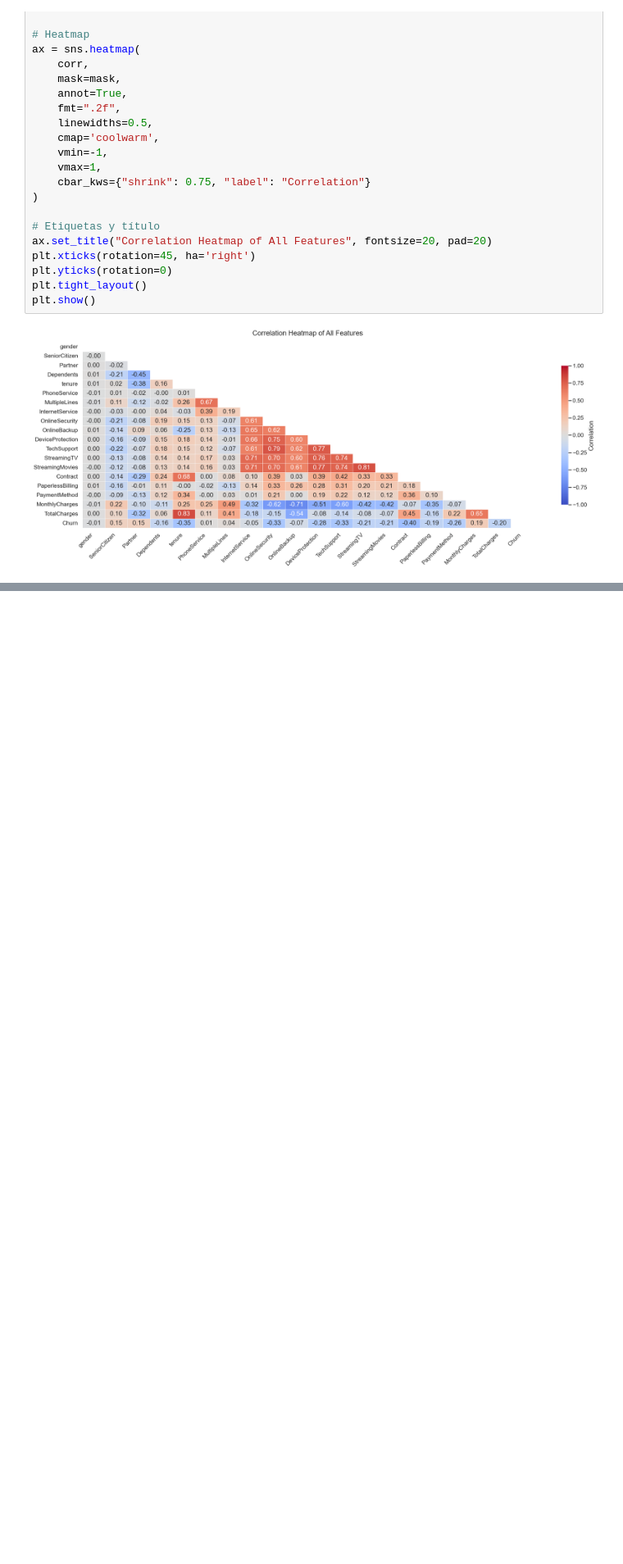
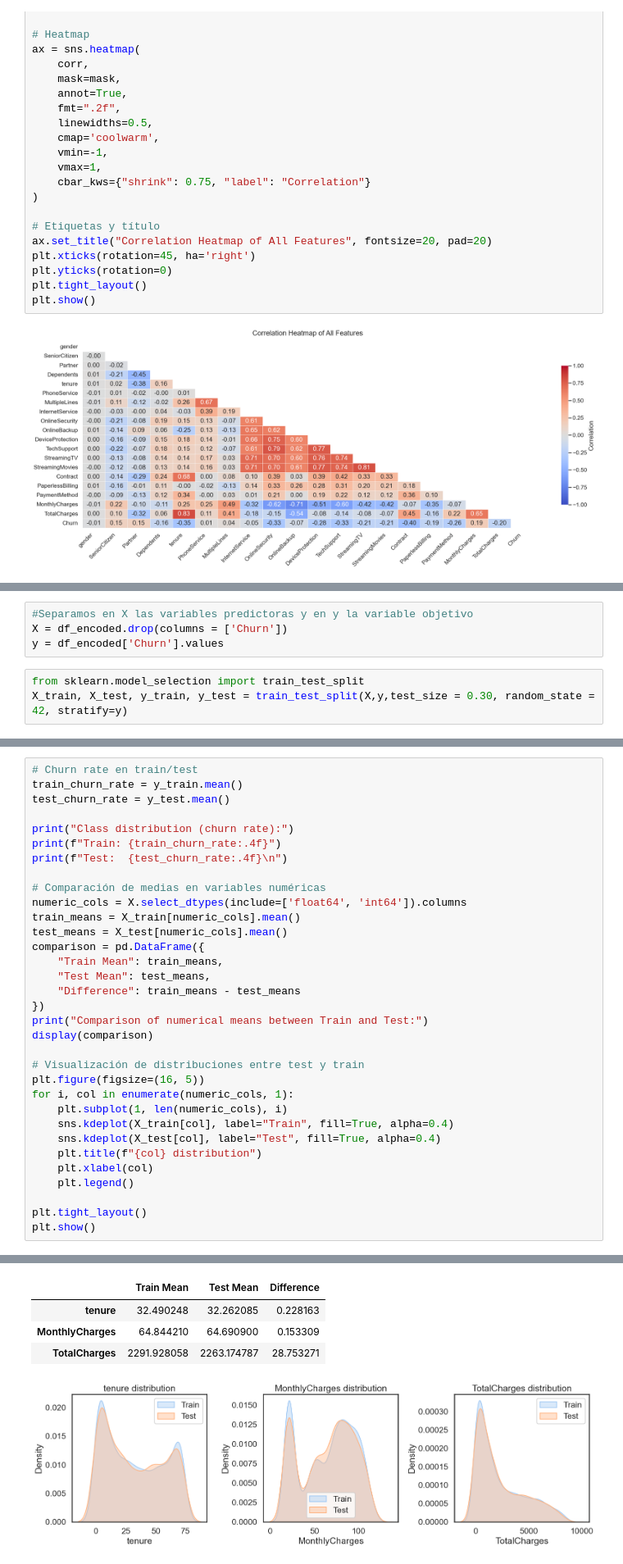
Before and after one commit to MVasquez95/Churn-Prediction, a Jupyter notebook: notebook.ipynb, the cells around one changed output, grey strips where cells are left out. Shown at 82% size. Drawn from its saved outputs; the diff is of its cells as text; blank space fills up the shorter version.

```diff
--- a/notebook.ipynb
+++ b/notebook.ipynb
@@ -1380,0 +1418,7 @@ for col in columns_to_analyze:
+# %%
+#Separamos en X las variables predictoras y en y la variable objetivo
+X = df_encoded.drop(columns = ['Churn'])
+y = df_encoded['Churn'].values
+# %%
+from sklearn.model_selection import train_test_split
+X_train, X_test, y_train, y_test = train_test_split(X,y,test_size = 0.30, random_state = 42, stratify=y)
@@ -1380,0 +1428,34 @@ for col in columns_to_analyze:
+# %%
+# Churn rate en train/test
+train_churn_rate = y_train.mean()
+test_churn_rate = y_test.mean()
+
+print("Class distribution (churn rate):")
+print(f"Train: {train_churn_rate:.4f}")
+print(f"Test:  {test_churn_rate:.4f}\n")
+
+# Comparación de medias en variables numéricas
+numeric_cols = X.select_dtypes(include=['float64', 'int64']).columns
+train_means = X_train[numeric_cols].mean()
+test_means = X_test[numeric_cols].mean()
+comparison = pd.DataFrame({
+    "Train Mean": train_means,
+    "Test Mean": test_means,
+    "Difference": train_means - test_means
+})
+print("Comparison of numerical means between Train and Test:")
+display(comparison)
+
+# Visualización de distribuciones entre test y train
+plt.figure(figsize=(16, 5))
+for i, col in enumerate(numeric_cols, 1):
+    plt.subplot(1, len(numeric_cols), i)
+    sns.kdeplot(X_train[col], label="Train", fill=True, alpha=0.4)
+    sns.kdeplot(X_test[col], label="Test", fill=True, alpha=0.4)
+    plt.title(f"{col} distribution")
+    plt.xlabel(col)
+    plt.legend()
+
+plt.tight_layout()
+plt.show()
+# %% [output]
@@ -1380,0 +1467,5 @@ for col in columns_to_analyze:
+|  | Train Mean | Test Mean | Difference |
+| tenure | 32.490248 | 32.262085 | 0.228163 |
+| MonthlyCharges | 64.844210 | 64.690900 | 0.153309 |
+| TotalCharges | 2291.928058 | 2263.174787 | 28.753271 |
+[figure, added]
```
Also changed, not shown: parts of 57 cells of this notebook.
